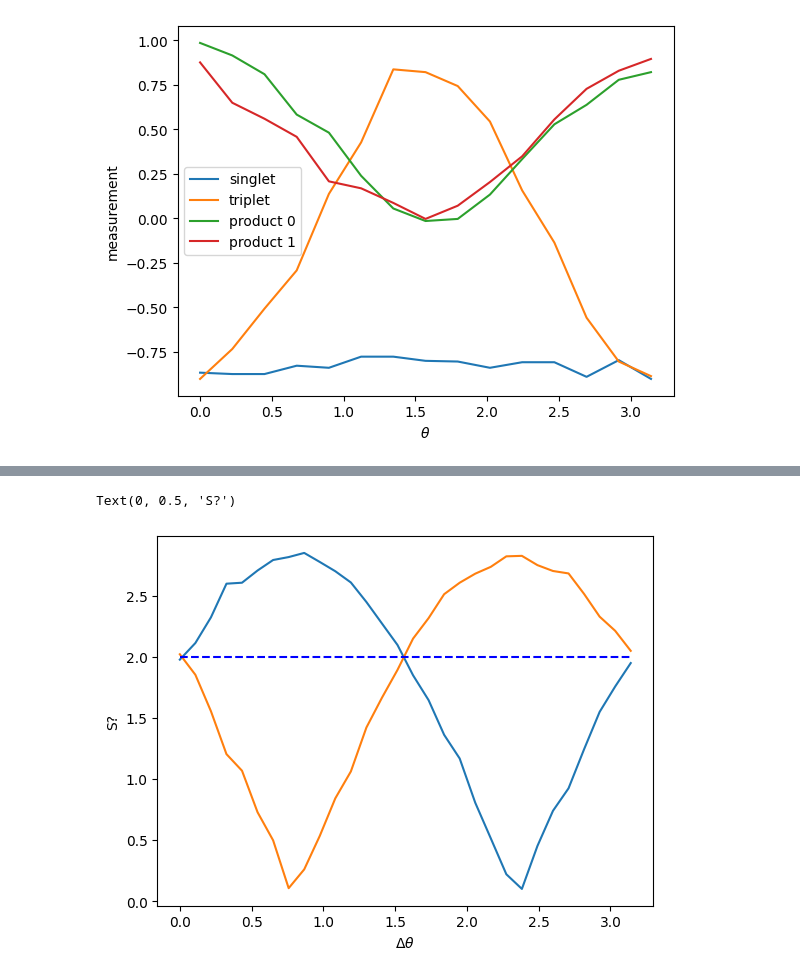
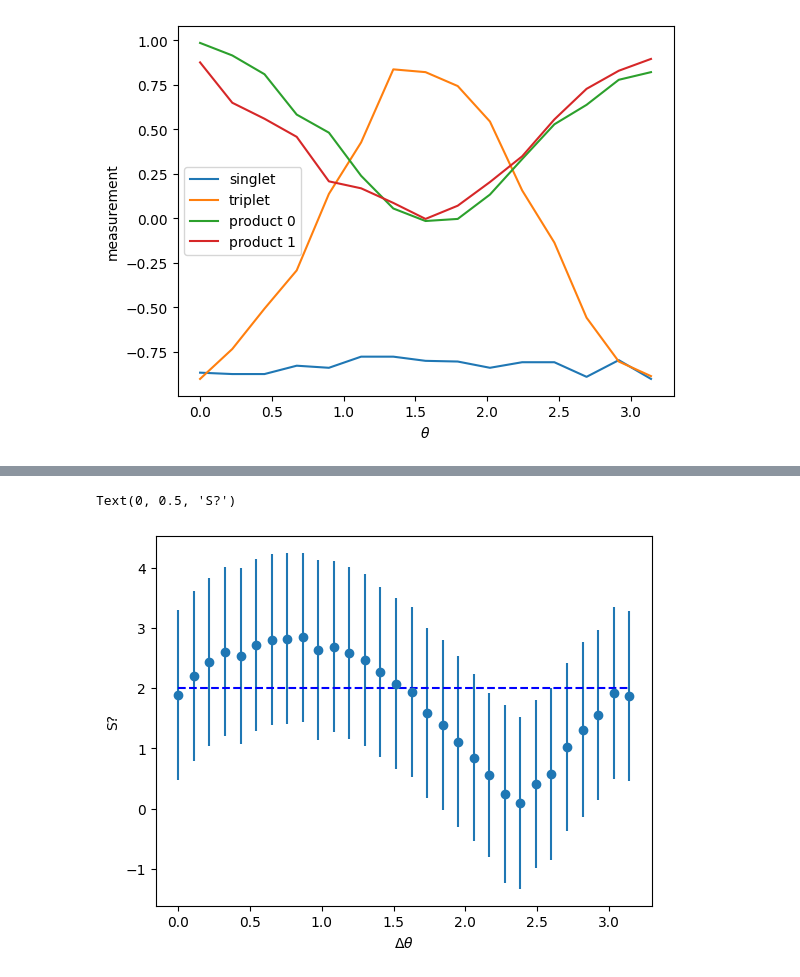
Before and after one commit to zds-dev/QuantumCoherentProject, a Jupyter notebook: notebooks/Initial tests.ipynb, the cells around one changed output, grey strips where cells are left out. Saved outputs shown, nothing was run; the diff lists cells and outputs as text; code cells hidden in the pictures.

```diff
--- a/notebooks/Initial tests.ipynb
+++ b/notebooks/Initial tests.ipynb
@@ -257,10 +257,10 @@ list(each[1].values())
   0.515625],
  [0, 0, 0, 0, 0, 0, 0, 0, 0, 0, 0, 0, 0, 0, 0]]
 # %%
-def generate_expectation_values(delay=0, shots=1000):
+def generate_expectation_values(backend, delay=0, shots=1000):
     # a b
-    theta_vals = np.zeros((30))
-    theta2_vals = np.linspace(0, np.pi, 30)
+    theta_vals = np.zeros((20))
+    theta2_vals = np.linspace(0, np.pi, 20)
     phi_vals=np.zeros_like(theta_vals)
 
     ab_measurement_directions = np.array([theta_vals, phi_vals, theta2_vals, phi_vals])
@@ -273,15 +273,14 @@ def generate_expectation_values(delay=0, shots=1000):
     if delay > 0:
         circuit.delay(delay)
 
-    expectation_list_singlet_ab, resab = measure_circuit_correlation(circuit, q, b, ab_measurement_directions, shots=shots)
-    expectation_list_singlet_abp, resabp = measure_circuit_correlation(circuit, q, b, abp_measurement_directions, shots=shots)
-    expectation_list_singlet_apb, resapb = measure_circuit_correlation(circuit, q, b, apb_measurement_directions, shots=shots)
-    expectation_list_singlet_apbp, resapbp = measure_circuit_correlation(circuit, q, b, apbp_measurement_directions, shots=shots)
+    expectation_list_singlet_ab = qs_circuits.measure_circuit_directions(circuit, q, b, ab_measurement_directions, backend, shots=shots)
+    expectation_list_singlet_abp = qs_circuits.measure_circuit_directions(circuit, q, b, abp_measurement_directions, backend, shots=shots)
+    expectation_list_singlet_apb = qs_circuits.measure_circuit_directions(circuit, q, b, apb_measurement_directions, backend, shots=shots)
+    expectation_list_singlet_apbp = qs_circuits.measure_circuit_directions(circuit, q, b, apbp_measurement_directions, backend, shots=shots)
 
-    return expectation_list_singlet_ab, expectation_list_singlet_abp, expectation_list_singlet_apb, expectation_list_singlet_apbp,\
-           resab, resabp, resapb, resapbp
+    return expectation_list_singlet_ab, expectation_list_singlet_abp, expectation_list_singlet_apb, expectation_list_singlet_apbp
 # %%
-eab, eabp, eapb, eapbp, resab, resabp, resapb, resapbp = generate_expectation_values(delay=0, shots=200)
+eab, eabp, eapb, eapbp = generate_expectation_values(qi_backend, delay=0, shots=512)
 # %% [output]
 The backend for which the project was created is different from the backend type given: QX single-node simulator. The experiment is run on backend QX single-node simulator.
 The backend for which the project was created is different from the backend type given: QX single-node simulator. The experiment is run on backend QX single-node simulator.
@@ -304,14 +357,23 @@ ValueError: not enough values to unpack (expected 8, got 4)
 # %%
+_, _, _, _, vab = prob_hits_to_error(eab[1])
+_, _, _, _, vabp = prob_hits_to_error(eabp[1])
+_, _, _, _, vapb = prob_hits_to_error(eapb[1])
+_, _, _, _, vapbp = prob_hits_to_error(eapbp[1])
+stdev = np.sqrt(vab+vabp+vapb+vapbp)
+
 ## Plot Bells Inequality
 # |E(a,b)-E(a,b')|+|E(a',b')+E(a',b)| <= 2
-plt.plot(np.linspace(0,np.pi,30), np.abs(np.array(eab)-np.array(eabp))+np.abs(np.array(eapbp)+np.array(eapb)))
+#plt.plot(np.linspace(0,np.pi,30), np.abs(np.array(eab[0])-np.array(eabp[0]))+np.abs(np.array(eapbp[0])+np.array(eapb[0])))
+plt.errorbar(np.linspace(0,np.pi,30), np.abs(np.array(eab[0])-np.array(eabp[0]))+np.abs(np.array(eapbp[0])+np.array(eapb[0])), yerr=stdev, fmt='o')
+
 # |E(a,b)+E(a,b')|+|E(a',b')-E(a',b)| <= 2
-plt.plot(np.linspace(0,np.pi,30), np.abs(np.array(eab)+np.array(eabp))+np.abs(np.array(eapbp)-np.array(eapb)))
+# plt.plot(np.linspace(0,np.pi,30), np.abs(np.array(eab[0])+np.array(eabp[0]))+np.abs(np.array(eapbp[0])-np.array(eapb[0])))
+
 # Plot blue dotted line at y=2 to show violation of Bell's inequality for singlet state, i.e. first inequality
 plt.plot(np.linspace(0,np.pi,30), np.ones_like(np.linspace(0,np.pi,30))*2, 'blue', linestyle='--')
 
 plt.xlabel('$\\Delta \\theta$')
 plt.ylabel('S?')
 # %% [output]
 Text(0, 0.5, 'S?')
-[figure, old version]
+[figure, new version]
```
Also changed, not shown: parts of 22 cells of this notebook, 1 other file.
